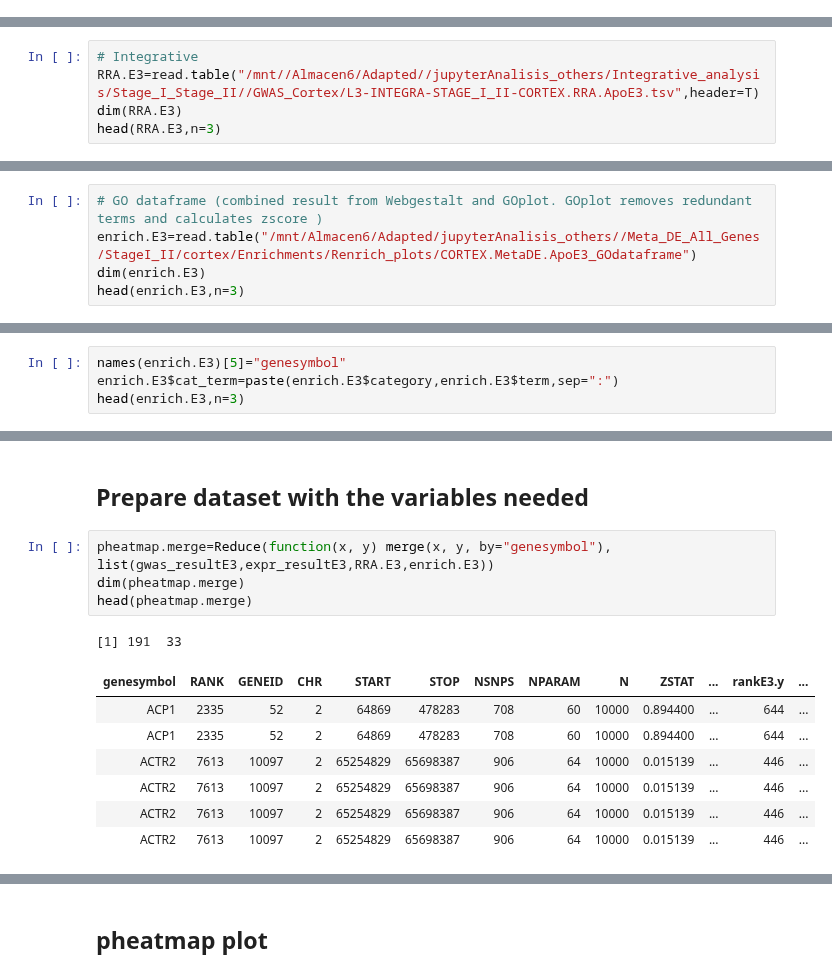
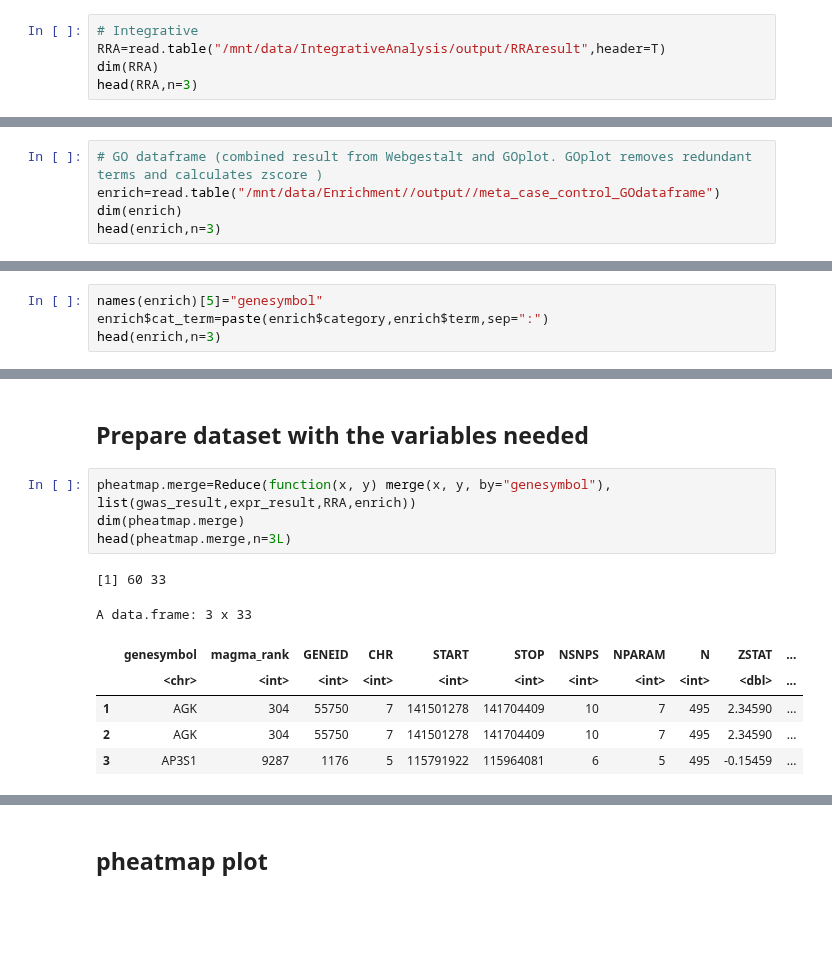
Before and after one commit to laumadmar/MOMIC_notebooks, a Jupyter notebook: Enrichment/pheatmap_template.ipynb, the cells around one changed output, grey strips where cells are left out. Cells and saved outputs as stored; diff of their text form; blank space fills up the shorter version.

```diff
--- a/Enrichment/pheatmap_template.ipynb
+++ b/Enrichment/pheatmap_template.ipynb
@@ -38,0 +44,5 @@ head(expr_resultE3,n=3L)
+# %%
+# Integrative
+RRA=read.table("/mnt/data/IntegrativeAnalysis/output/RRAresult",header=T)
+dim(RRA)
+head(RRA,n=3)
@@ -47,5 +61,0 @@ names(expr_resultE3)
-# %%
-# Integrative
-RRA.E3=read.table("/mnt//Almacen6/Adapted//jupyterAnalisis_others/Integrative_analysis/Stage_I_Stage_II//GWAS_Cortex/L3-INTEGRA-STAGE_I_II-CORTEX.RRA.ApoE3.tsv",header=T)
-dim(RRA.E3)
-head(RRA.E3,n=3)
@@ -63,6 +62,6 @@ names(RRA.E3)
 # %%
 # GO dataframe (combined result from Webgestalt and GOplot. GOplot removes redundant terms and calculates zscore )
-enrich.E3=read.table("/mnt/Almacen6/Adapted/jupyterAnalisis_others//Meta_DE_All_Genes/StageI_II/cortex/Enrichments/Renrich_plots/CORTEX.MetaDE.ApoE3_GOdataframe")
-dim(enrich.E3)
-head(enrich.E3,n=3)
+enrich=read.table("/mnt/data/Enrichment//output//meta_case_control_GOdataframe")
+dim(enrich)
+head(enrich,n=3)
 # %% [output]
@@ -74,5 +75,5 @@ head(enrich.E3,n=3)
 # %%
-names(enrich.E3)[5]="genesymbol"
-enrich.E3$cat_term=paste(enrich.E3$category,enrich.E3$term,sep=":")
-head(enrich.E3,n=3)
+names(enrich)[5]="genesymbol"
+enrich$cat_term=paste(enrich$category,enrich$term,sep=":")
+head(enrich,n=3)
 # %% [output]
@@ -83,18 +86,17 @@ head(enrich.E3,n=3)
 # %% [markdown]
 ## Prepare dataset with the variables needed
 # %%
-pheatmap.merge=Reduce(function(x, y) merge(x, y, by="genesymbol"), list(gwas_resultE3,expr_resultE3,RRA.E3,enrich.E3))
+pheatmap.merge=Reduce(function(x, y) merge(x, y, by="genesymbol"), list(gwas_result,expr_result,RRA,enrich))
 dim(pheatmap.merge)
-head(pheatmap.merge)
+head(pheatmap.merge,n=3L)
 # %% [output]
-[1] 191  33
+[1] 60 33
+A data.frame: 3 x 33
-| genesymbol | RANK | GENEID | CHR | START | STOP | NSNPS | NPARAM | N | ZSTAT | ... | rankE3.y | ... |
-| ACP1 | 2335 | 52 | 2 | 64869 | 478283 | 708 | 60 | 10000 | 0.894400 | ... | 644 | ... |
-| ACP1 | 2335 | 52 | 2 | 64869 | 478283 | 708 | 60 | 10000 | 0.894400 | ... | 644 | ... |
-| ACTR2 | 7613 | 10097 | 2 | 65254829 | 65698387 | 906 | 64 | 10000 | 0.015139 | ... | 446 | ... |
-| ACTR2 | 7613 | 10097 | 2 | 65254829 | 65698387 | 906 | 64 | 10000 | 0.015139 | ... | 446 | ... |
-| ACTR2 | 7613 | 10097 | 2 | 65254829 | 65698387 | 906 | 64 | 10000 | 0.015139 | ... | 446 | ... |
-| ACTR2 | 7613 | 10097 | 2 | 65254829 | 65698387 | 906 | 64 | 10000 | 0.015139 | ... | 446 | ... |
+|  | genesymbol | magma_rank | GENEID | CHR | START | STOP | NSNPS | NPARAM | N | ZSTAT | ... |
+|  | <chr> | <int> | <int> | <int> | <int> | <int> | <int> | <int> | <int> | <dbl> | ... |
+| 1 | AGK | 304 | 55750 | 7 | 141501278 | 141704409 | 10 | 7 | 495 | 2.34590 | ... |
+| 2 | AGK | 304 | 55750 | 7 | 141501278 | 141704409 | 10 | 7 | 495 | 2.34590 | ... |
+| 3 | AP3S1 | 9287 | 1176 | 5 | 115791922 | 115964081 | 6 | 5 | 495 | -0.15459 | ... |
 # %%
 length(unique(pheatmap.merge$genesymbol))
 # %% [output]
```
Also changed, not shown: parts of 46 cells of this notebook.
